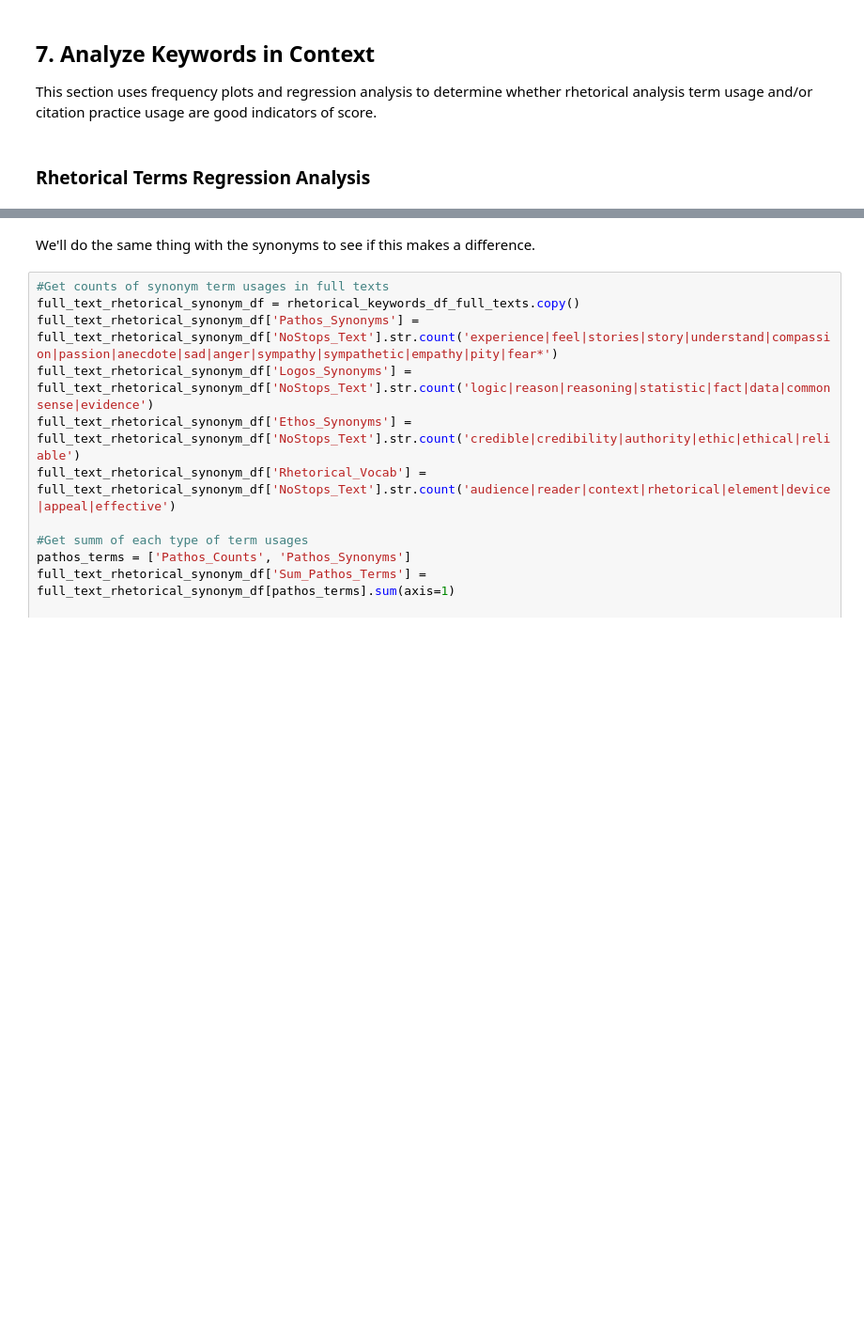
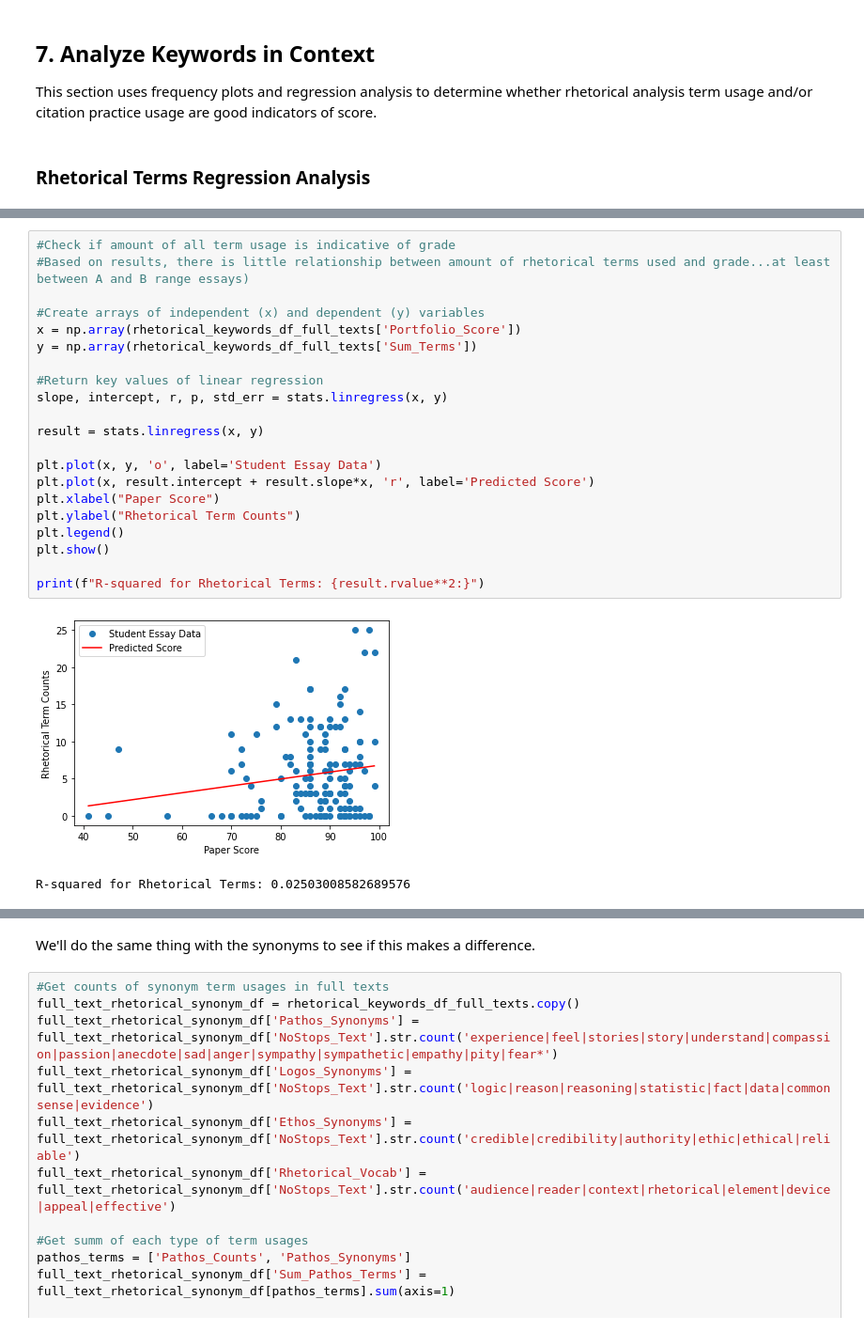
Before and after one commit to mkane968/Text-Mining-with-Student-Papers, a Jupyter notebook: notebooks/Text_Mining_Student_Papers_12_2022.ipynb, the cells around one changed output, grey strips where cells are left out. Shown at 94% size. Saved outputs shown, nothing was run; the diff lists cells and outputs as text; blank space fills up the shorter version.

```diff
--- a/notebooks/Text_Mining_Student_Papers_12_2022.ipynb
+++ b/notebooks/Text_Mining_Student_Papers_12_2022.ipynb
@@ -686,3 +1094,27 @@ print("R value for Total Rhetorical Terms is " + str(r))
+# %%
+#Check if amount of all term usage is indicative of grade
+#Based on results, there is little relationship between amount of rhetorical terms used and grade...at least between A and B range essays)
+
+#Create arrays of independent (x) and dependent (y) variables
+x = np.array(rhetorical_keywords_df_full_texts['Portfolio_Score'])
+y = np.array(rhetorical_keywords_df_full_texts['Sum_Terms'])
+
+#Return key values of linear regression
+slope, intercept, r, p, std_err = stats.linregress(x, y)
+
+result = stats.linregress(x, y)
+
+plt.plot(x, y, 'o', label='Student Essay Data')
+plt.plot(x, result.intercept + result.slope*x, 'r', label='Predicted Score')
+plt.xlabel("Paper Score")
+plt.ylabel("Rhetorical Term Counts")
+plt.legend()
+plt.show()
+
+print(f"R-squared for Rhetorical Terms: {result.rvalue**2:}")
+# %% [output]
+[figure, added]
+R-squared for Rhetorical Terms: 0.02503008582689576
 # %%
 #Check if amount of usages of pathos is indicative of grade
 #Create arrays of independent (x) and dependent (y) variables
```
Also changed, not shown: parts of 57 cells of this notebook.
